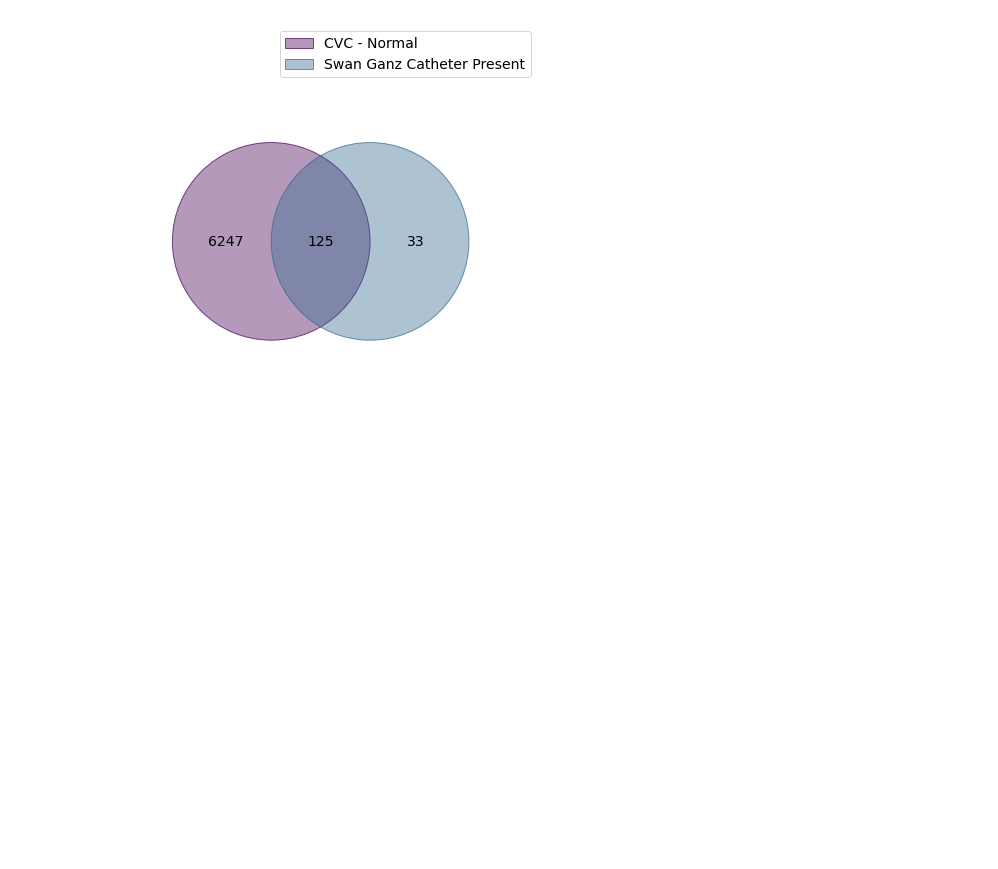
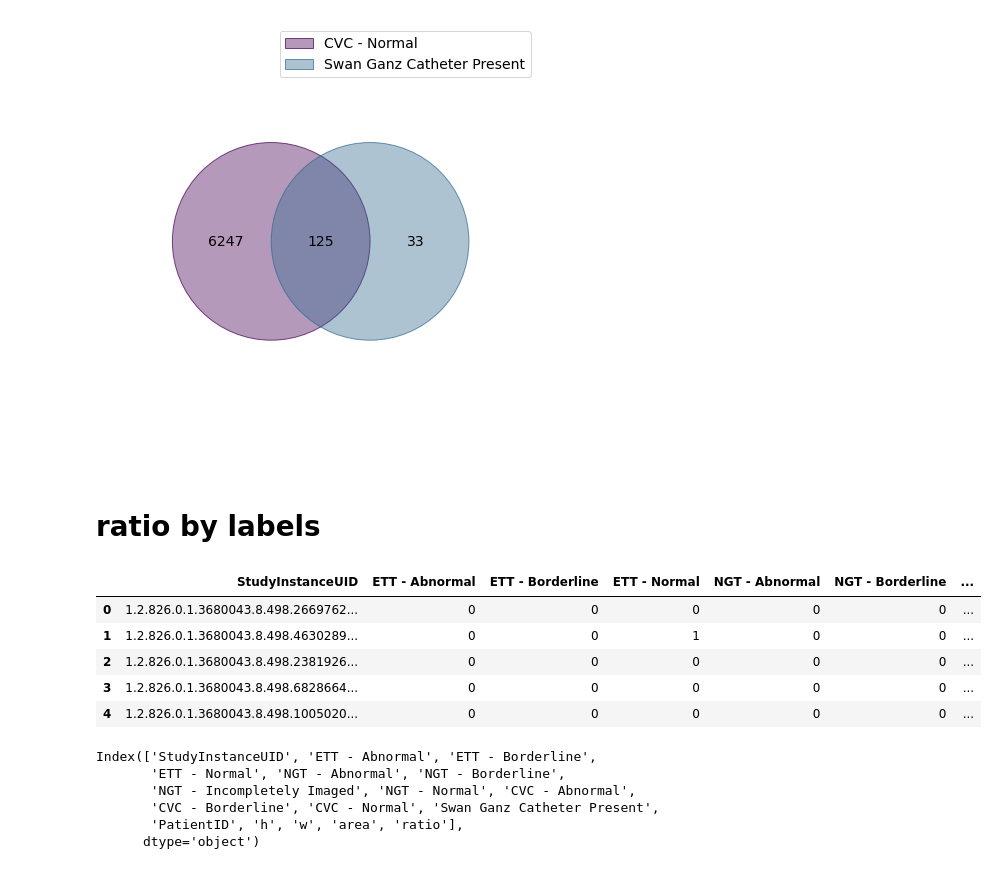
Before and after one commit to kseniaryabinova/lungs_competition, a Jupyter notebook: jupyter_notebooks/more_eda.ipynb, the cells around one changed output. Saved outputs shown, nothing was run; the diff lists cells and outputs as text; code cells hidden in the pictures; blank space fills up the shorter version.

```diff
--- a/jupyter_notebooks/more_eda.ipynb
+++ b/jupyter_notebooks/more_eda.ipynb
@@ -126,3 +138,27 @@ draw_venn(
 # %% [output]
 <AxesSubplot:>
 [figure]
+# %% [markdown]
+# ratio by labels
+# %%
+train = pd.read_csv('../dataset/train_with_image_info.csv')
+# %%
+train['ratio'] = train['h'] / train['w']
+# %%
+train.head()
+# %% [output]
+|  | StudyInstanceUID | ETT - Abnormal | ETT - Borderline | ETT - Normal | NGT - Abnormal | NGT - Borderline | ... |
+| 0 | 1.2.826.0.1.3680043.8.498.2669762... | 0 | 0 | 0 | 0 | 0 | ... |
+| 1 | 1.2.826.0.1.3680043.8.498.4630289... | 0 | 0 | 1 | 0 | 0 | ... |
+| 2 | 1.2.826.0.1.3680043.8.498.2381926... | 0 | 0 | 0 | 0 | 0 | ... |
+| 3 | 1.2.826.0.1.3680043.8.498.6828664... | 0 | 0 | 0 | 0 | 0 | ... |
+| 4 | 1.2.826.0.1.3680043.8.498.1005020... | 0 | 0 | 0 | 0 | 0 | ... |
+# %%
+train.columns
+# %% [output]
+Index(['StudyInstanceUID', 'ETT - Abnormal', 'ETT - Borderline',
+       'ETT - Normal', 'NGT - Abnormal', 'NGT - Borderline',
+       'NGT - Incompletely Imaged', 'NGT - Normal', 'CVC - Abnormal',
+       'CVC - Borderline', 'CVC - Normal', 'Swan Ganz Catheter Present',
+       'PatientID', 'h', 'w', 'area', 'ratio'],
+      dtype='object')
```
Also changed, not shown: parts of 4 cells of this notebook.
